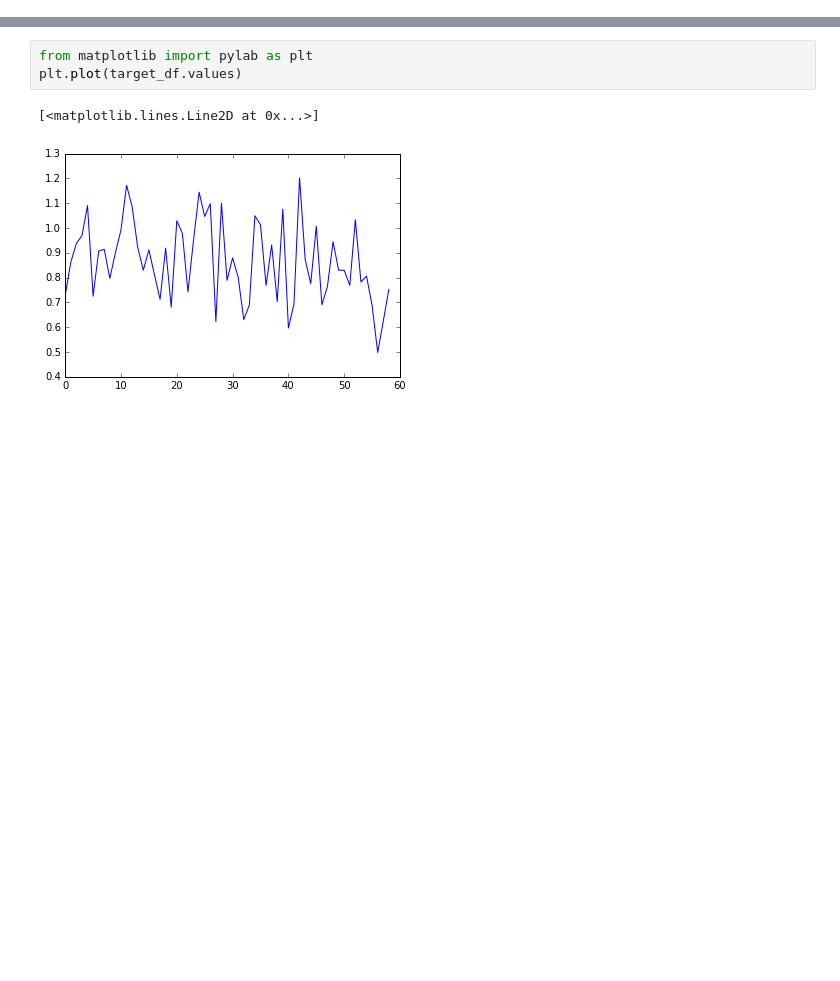
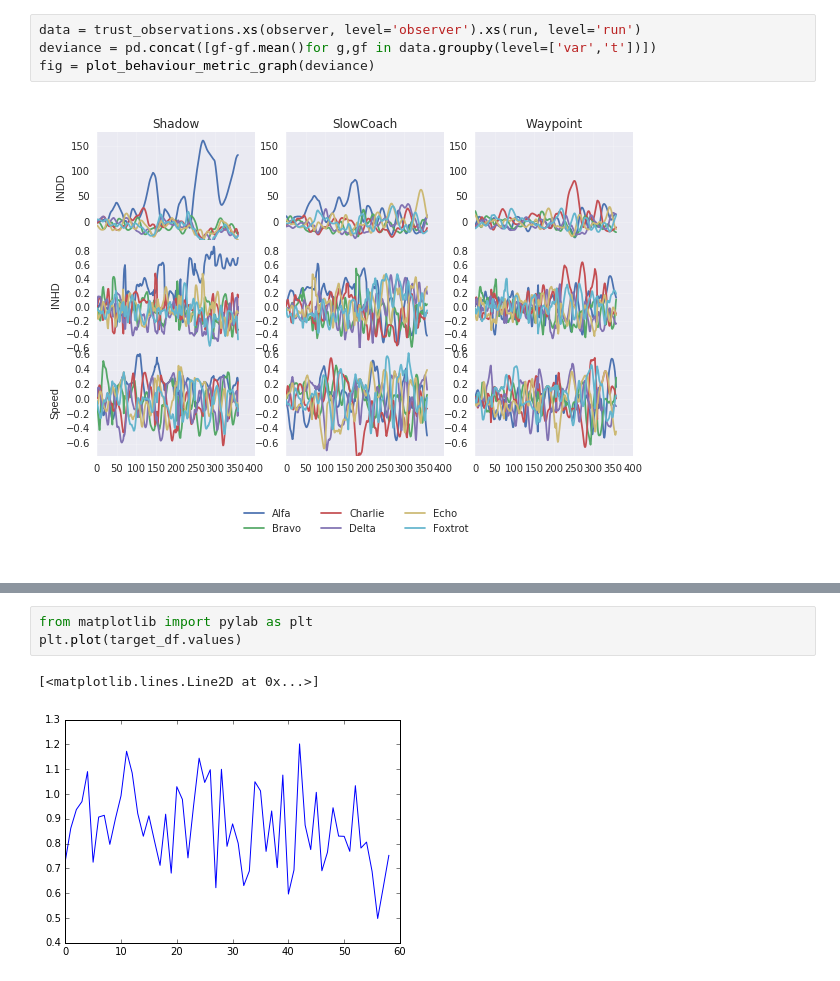
Before and after one commit to andrewbolster/aietes, a Jupyter notebook: scripts/notebooks/AIETES/Simplified Simplified Behaviour Stuff using DataFrames.ipynb, the cells around one changed output, grey strips where cells are left out. Drawn from its saved outputs; the diff is of its cells as text; blank space fills up the shorter version.

```diff
--- a/scripts/notebooks/AIETES/Simplified Simplified Behaviour Stuff using DataFrames.ipynb
+++ b/scripts/notebooks/AIETES/Simplified Simplified Behaviour Stuff using DataFrames.ipynb
@@ -36,0 +130,6 @@ df_norm = (df - df.mean()) / (df.max() - df.min())
+# %%
+data = trust_observations.xs(observer, level='observer').xs(run, level='run')
+deviance = pd.concat([gf-gf.mean()for g,gf in data.groupby(level=['var','t'])])
+fig = plot_behaviour_metric_graph(deviance)
+# %% [output]
+[figure, added]
```
Also changed, not shown: parts of 18 cells of this notebook, 11 other files.
